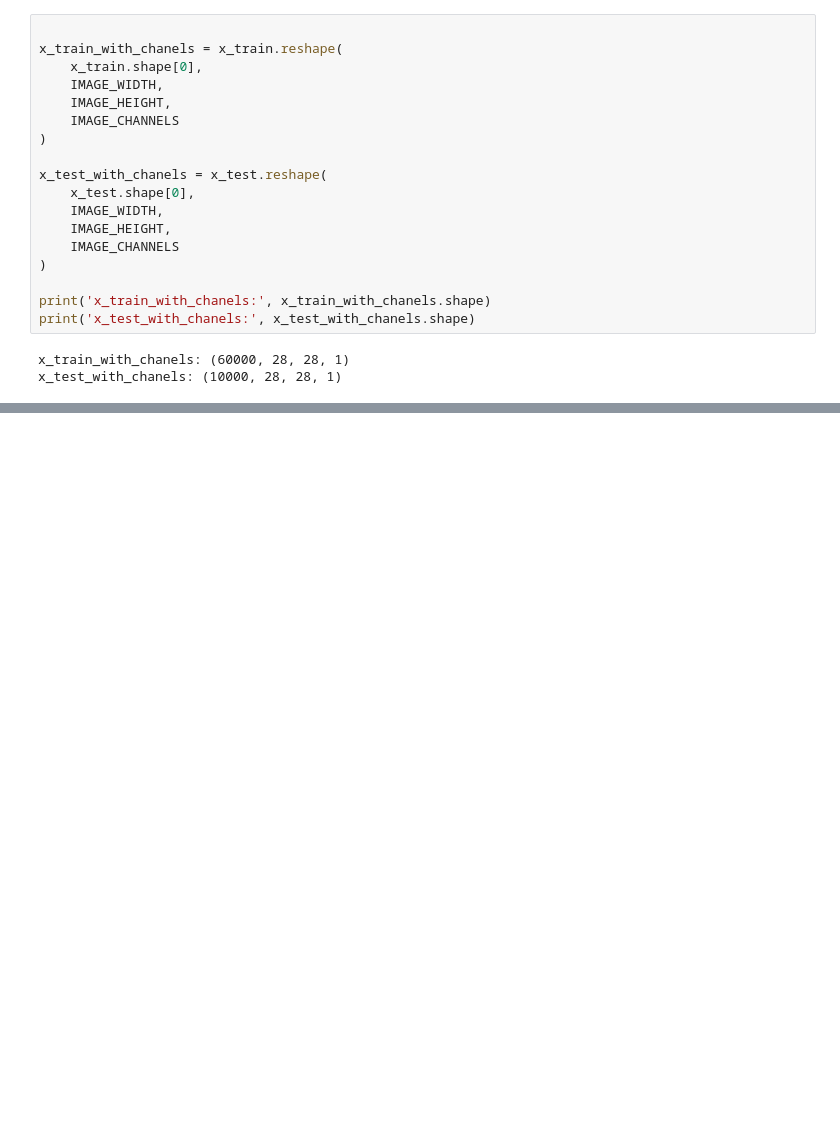
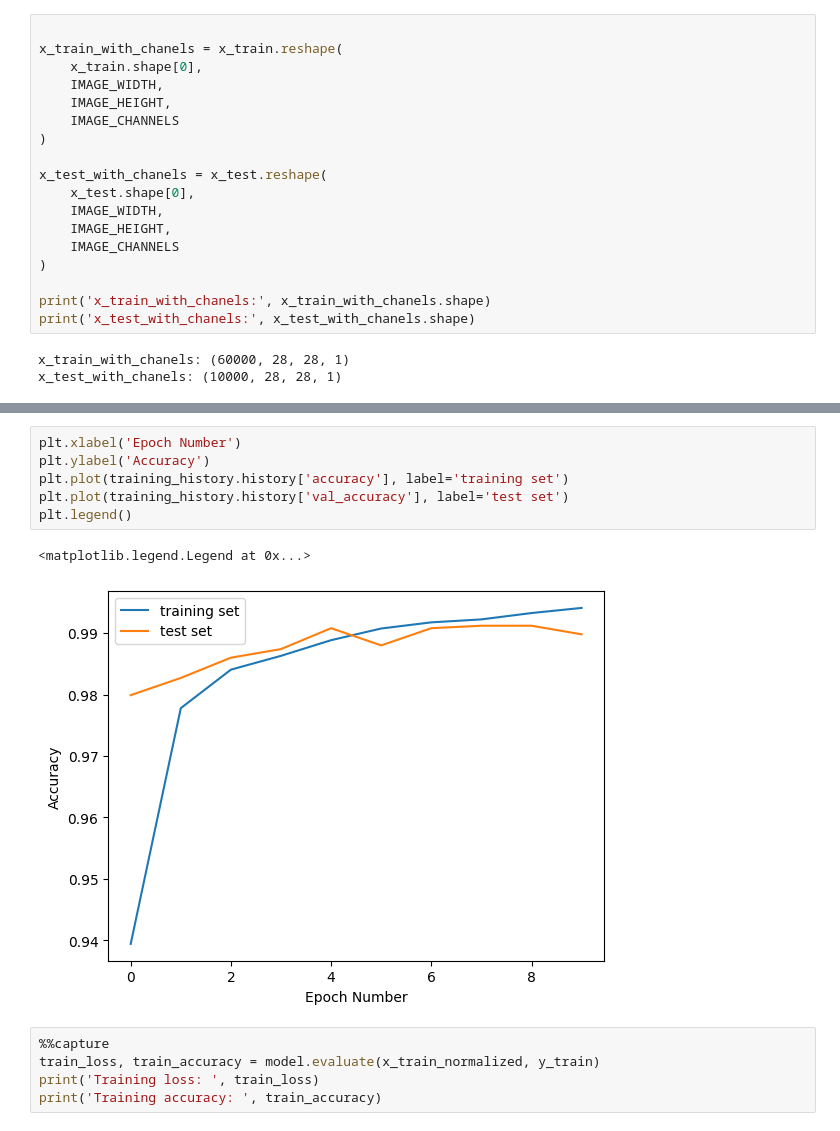
Before and after one commit to MAGS-GHC/ml-projekt-ml24q1-gruppe-3, a Jupyter notebook: project.ipynb, the cells around one changed output, grey strips where cells are left out. Cells and saved outputs as stored; diff of their text form; blank space fills up the shorter version.

```diff
--- a/project.ipynb
+++ b/project.ipynb
@@ -172,0 +175,14 @@ Epoch 10/10
+# %%
+plt.xlabel('Epoch Number')
+plt.ylabel('Accuracy')
+plt.plot(training_history.history['accuracy'], label='training set')
+plt.plot(training_history.history['val_accuracy'], label='test set')
+plt.legend()
+# %% [output]
+<matplotlib.legend.Legend at 0x...>
+[figure, added]
+# %%
+%%capture
+train_loss, train_accuracy = model.evaluate(x_train_normalized, y_train)
+print('Training loss: ', train_loss)
+print('Training accuracy: ', train_accuracy)
```
Also changed, not shown: parts of 17 cells of this notebook, 4 other files.
